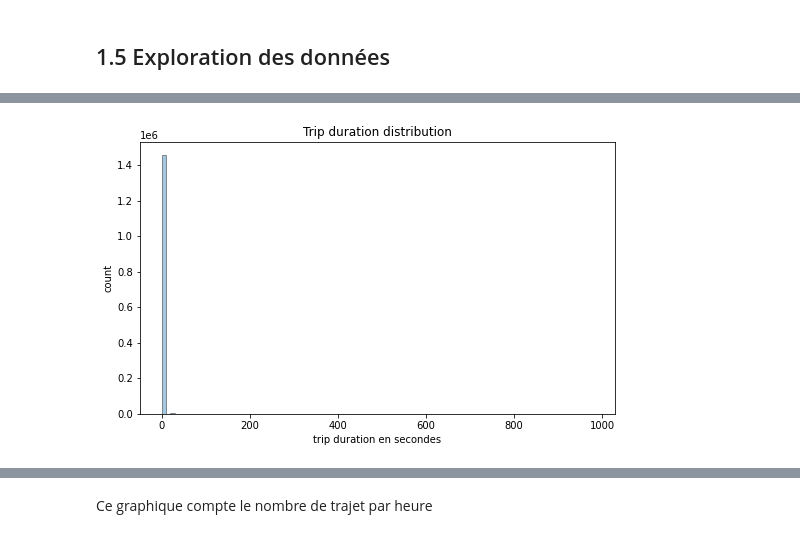
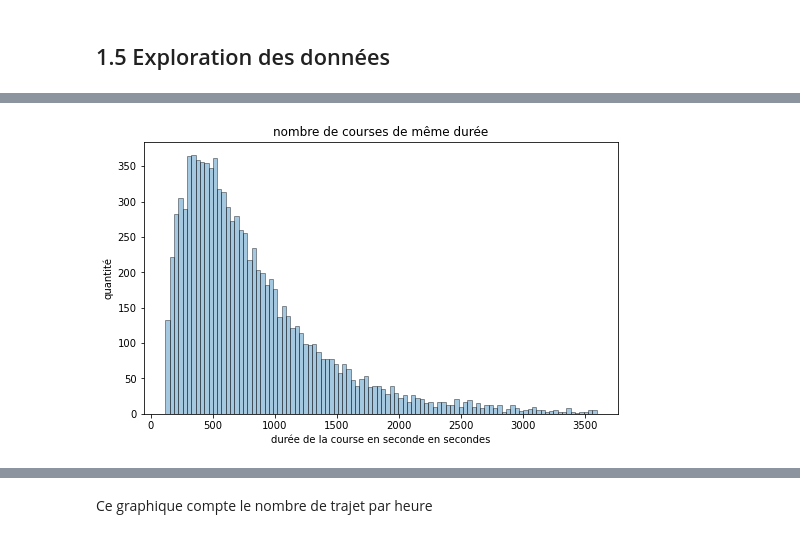
Before and after one commit to KevinB-a/NYC_cabs, a Jupyter notebook: notebook/explorattion_des_data__construction_models.ipynb, the cells around one changed output, grey strips where cells are left out. Drawn from its saved outputs; the diff is of its cells as text; code cells hidden in the pictures.

```diff
--- a/notebook/explorattion_des_data__construction_models.ipynb
+++ b/notebook/explorattion_des_data__construction_models.ipynb
@@ -25,2 +57,7 @@ df = pd.read_csv("/home/apprenant/PycharmProjects/NYC_cabs/data/clean.csv", pars
+# %%
+#on ne garde que les courses entre 2 min et 1h
+
+df = df[df['trip_duration'] <= 3600]
+df = df[df['trip_duration'] >= 120]
 # %% [markdown]
 ## 1.1 calculer la vitesse moyenne de chaque trajet (en km/h)
@@ -43,5 +64,7 @@ print(int(dist_km),"km")
 # %%
-df['distance'] = lat_and_long_to_distance(df['pickup_latitude'].values,df['pickup_longitude'].values, df['dropoff_latitude'].values,df['dropoff_longitude'].values)
+# on cré une nouvelle colonne avec la distance en km calculée apartir des latitudes et longitudes des point de départ et d'arrivée
+
+df['distance_km'] = lat_and_long_to_distance(df['pickup_latitude'].values,df['pickup_longitude'].values, df['dropoff_latitude'].values,df['dropoff_longitude'].values)
 # %%
 df.head()
 # %% [output]
@@ -54,7 +77,7 @@ df.head()
 # %%
-df["trip_duration"] = df["trip_duration"]/3600 # la colonne trip_duration est transformé en h
+df["trip_duration_h"] = df["trip_duration"]/3600 # la colonne trip_duration est transformé en h
 # %%
-df["speed"] = df["distance"] / df["trip_duration"] # nouvelle colonne speed qui a pour unité le km/h
+df["speed_km_h"] = df["distance_km"] / df["trip_duration_h"] # nouvelle colonne speed qui a pour unité le km/h
 # %%
 df.head()
 # %% [output]
@@ -145,12 +192,12 @@ sns.heatmap(df.corr())
 # %%
 num_bins = 100
 fig = plt.figure(figsize=(8.5, 5))
 plt.hist(df['trip_duration'], num_bins, edgecolor = 'black', alpha = .40)
 
 
-plt.xlabel('trip duration en secondes')
-plt.ylabel('count')
-plt.title("Trip duration distribution")
+plt.xlabel('durée de la course en seconde en secondes')
+plt.ylabel('quantité')
+plt.title("nombre de courses de même durée")
 plt.show()
 # %% [output]
-[figure, old version]
+[figure, new version]
```
Also changed, not shown: parts of 22 cells of this notebook, 4 other files.
